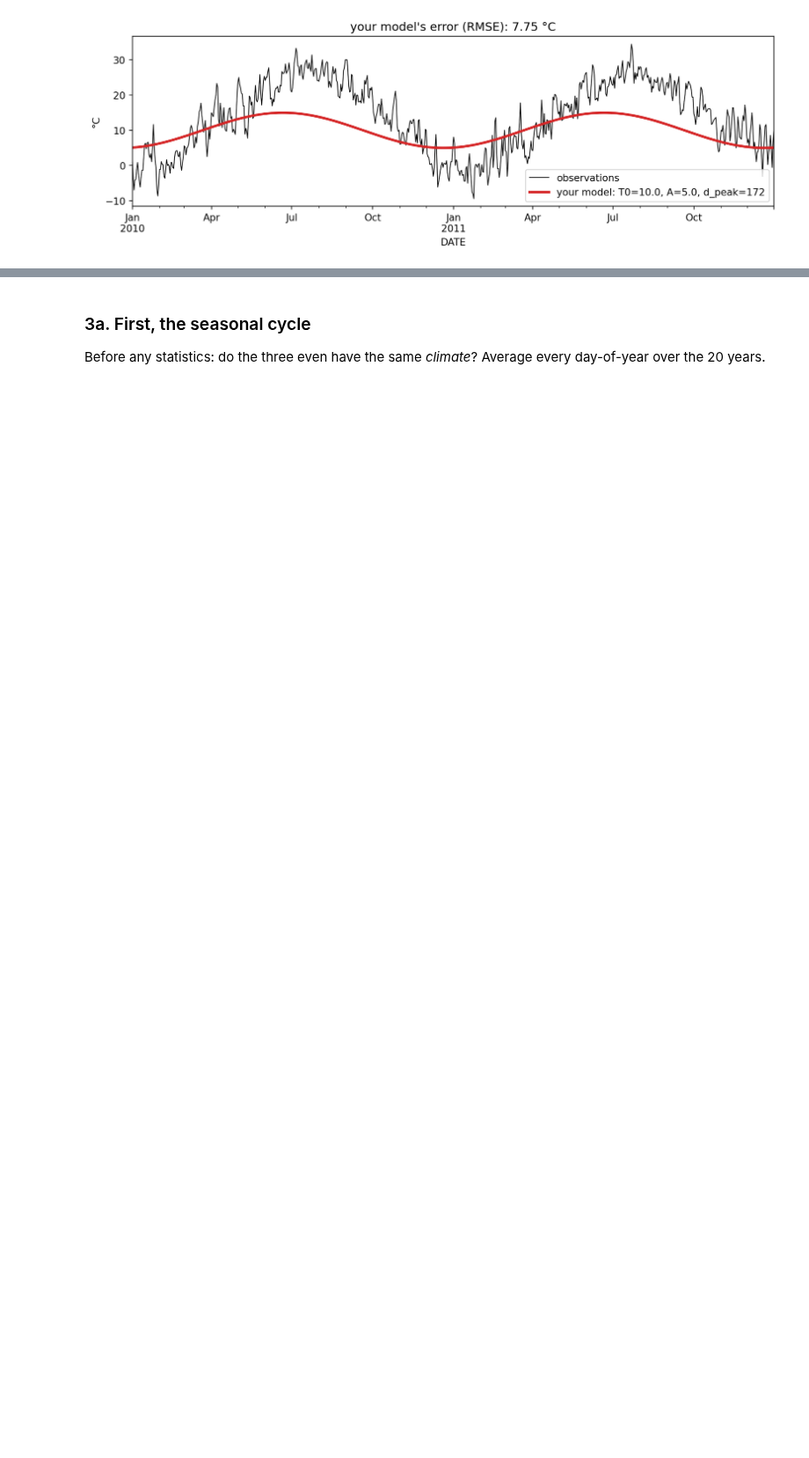
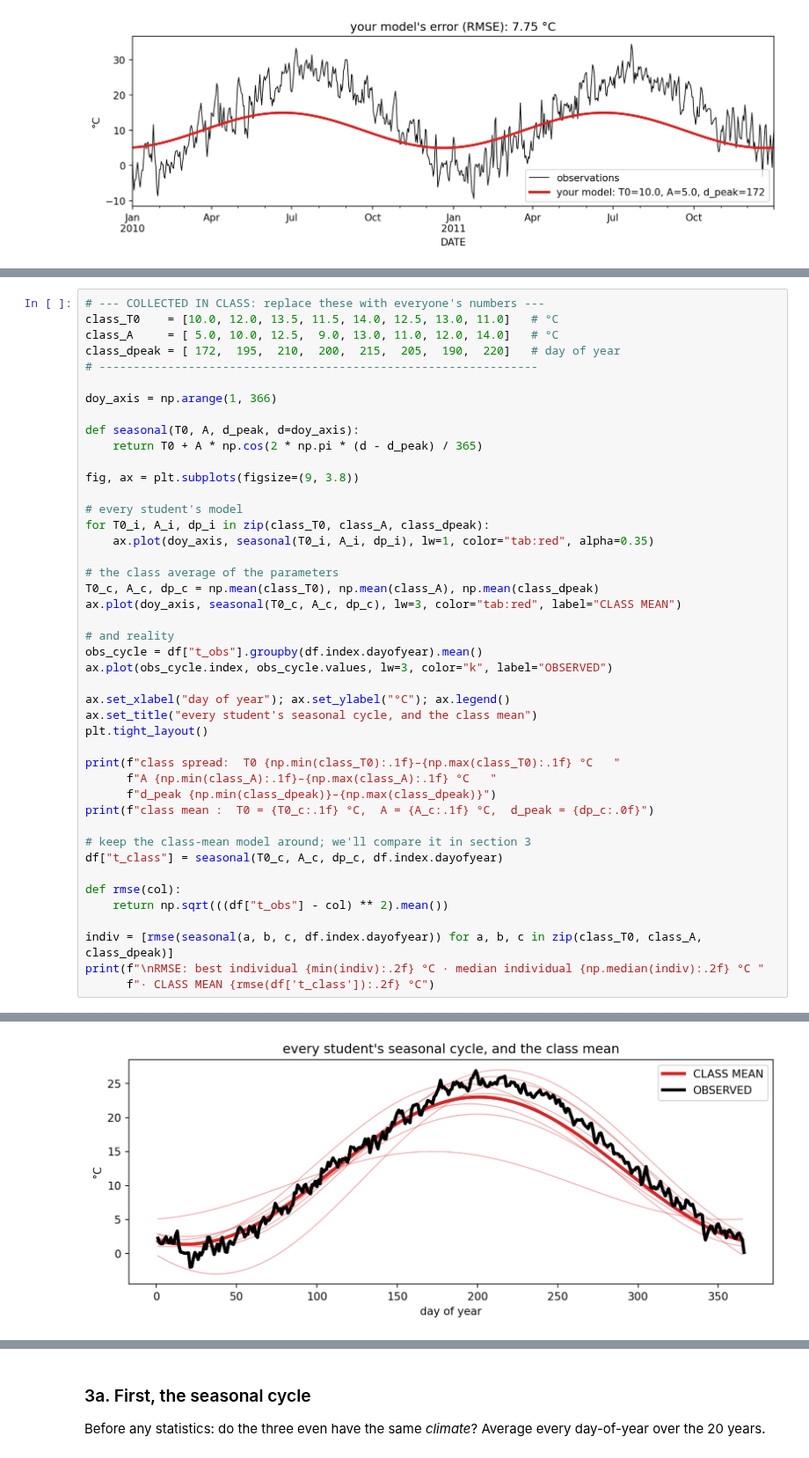
Before and after one commit to dhruvbalwada/intro-climate-modeling-fall2026, a Jupyter notebook: labs/lab0c_nyc_climate.ipynb, the cells around one changed output, grey strips where cells are left out. Shown at 88% size. Cells and saved outputs as stored; diff of their text form; blank space fills up the shorter version.

```diff
--- a/labs/lab0c_nyc_climate.ipynb
+++ b/labs/lab0c_nyc_climate.ipynb
@@ -126,0 +129,45 @@ The same location, from **ERA5** (a weather model continuously corrected by obse
+# %%
+# --- COLLECTED IN CLASS: replace these with everyone's numbers ---
+class_T0    = [10.0, 12.0, 13.5, 11.5, 14.0, 12.5, 13.0, 11.0]   # °C
+class_A     = [ 5.0, 10.0, 12.5,  9.0, 13.0, 11.0, 12.0, 14.0]   # °C
+class_dpeak = [ 172,  195,  210,  200,  215,  205,  190,  220]   # day of year
+# ----------------------------------------------------------------
+
+doy_axis = np.arange(1, 366)
+
+def seasonal(T0, A, d_peak, d=doy_axis):
+    return T0 + A * np.cos(2 * np.pi * (d - d_peak) / 365)
+
+fig, ax = plt.subplots(figsize=(9, 3.8))
+
+# every student's model
+for T0_i, A_i, dp_i in zip(class_T0, class_A, class_dpeak):
+    ax.plot(doy_axis, seasonal(T0_i, A_i, dp_i), lw=1, color="tab:red", alpha=0.35)
+
+# the class average of the parameters
+T0_c, A_c, dp_c = np.mean(class_T0), np.mean(class_A), np.mean(class_dpeak)
+ax.plot(doy_axis, seasonal(T0_c, A_c, dp_c), lw=3, color="tab:red", label="CLASS MEAN")
+
+# and reality
+obs_cycle = df["t_obs"].groupby(df.index.dayofyear).mean()
+ax.plot(obs_cycle.index, obs_cycle.values, lw=3, color="k", label="OBSERVED")
+
+ax.set_xlabel("day of year"); ax.set_ylabel("°C"); ax.legend()
+ax.set_title("every student's seasonal cycle, and the class mean")
+plt.tight_layout()
+
+print(f"class spread:  T0 {np.min(class_T0):.1f}–{np.max(class_T0):.1f} °C   "
+      f"A {np.min(class_A):.1f}–{np.max(class_A):.1f} °C   "
+      f"d_peak {np.min(class_dpeak)}–{np.max(class_dpeak)}")
+print(f"class mean :  T0 = {T0_c:.1f} °C,  A = {A_c:.1f} °C,  d_peak = {dp_c:.0f}")
+
+# keep the class-mean model around; we'll compare it in section 3
+df["t_class"] = seasonal(T0_c, A_c, dp_c, df.index.dayofyear)
+
+def rmse(col):
+    return np.sqrt(((df["t_obs"] - col) ** 2).mean())
+
+indiv = [rmse(seasonal(a, b, c, df.index.dayofyear)) for a, b, c in zip(class_T0, class_A, class_dpeak)]
+print(f"\nRMSE: best individual {min(indiv):.2f} °C · median individual {np.median(indiv):.2f} °C "
+      f"· CLASS MEAN {rmse(df['t_class']):.2f} °C")
+# %% [output]
@@ -126,0 +178 @@ The same location, from **ERA5** (a weather model continuously corrected by obse
+[figure, added]
```
Also changed, not shown: parts of 8 cells of this notebook, 6 other files.
